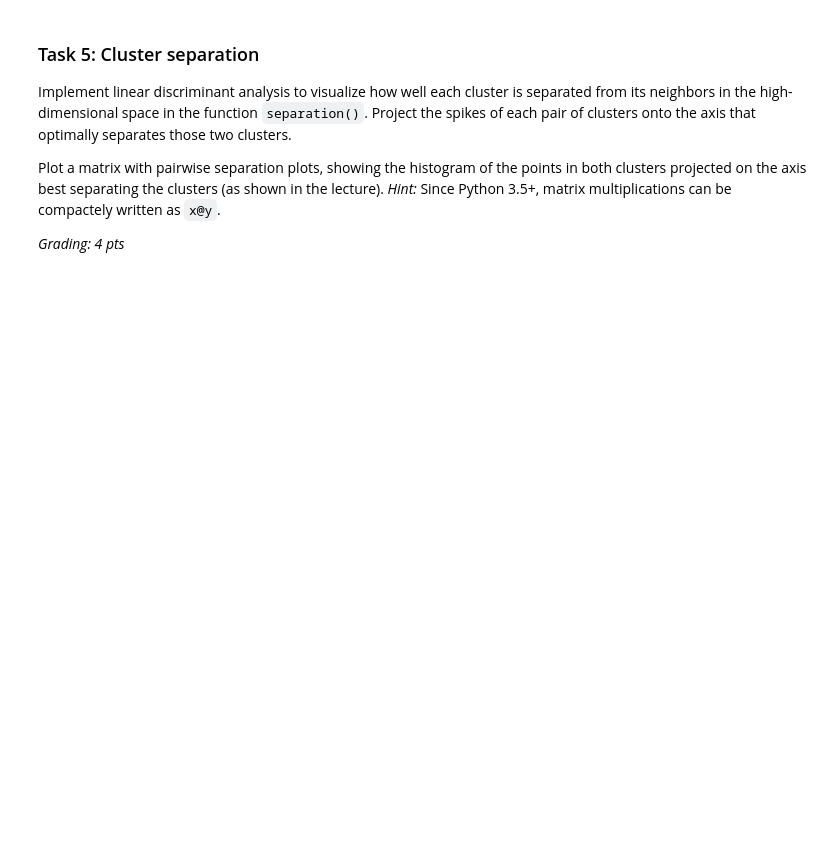
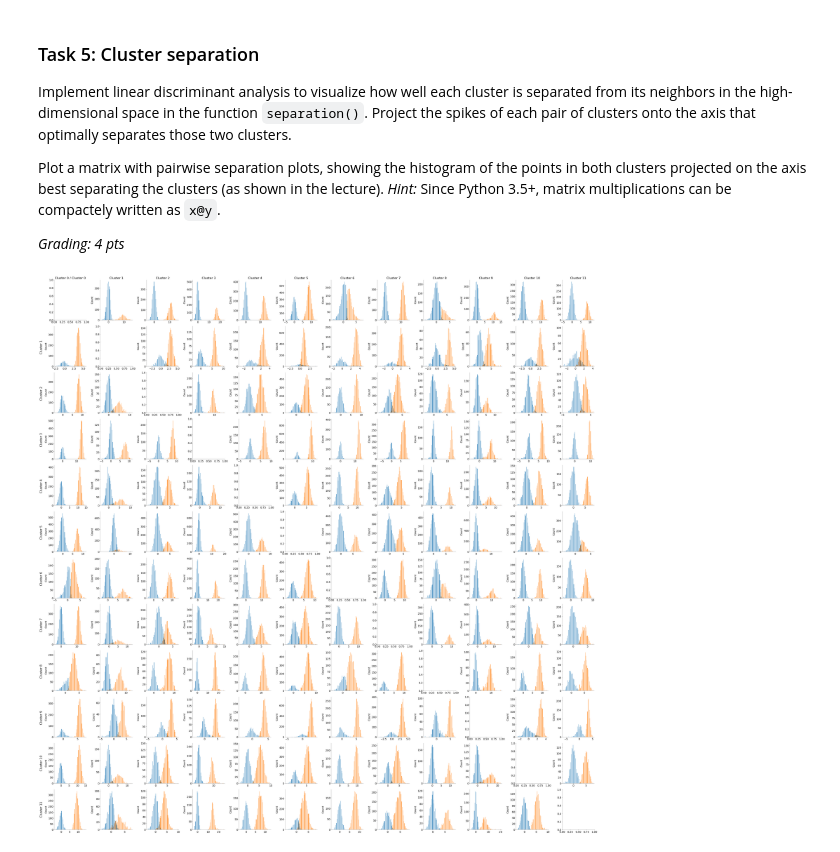
Before and after one commit to GustavKS/Neural-Data, a Jupyter notebook: CodingLab2.ipynb, the cells around one changed output. Saved outputs shown, nothing was run; the diff lists cells and outputs as text; code cells hidden in the pictures; blank space fills up the shorter version.

```diff
--- a/CodingLab2.ipynb
+++ b/CodingLab2.ipynb
@@ -562,15 +528,42 @@ def separation(
     # ---------------------------------------------------------------------
     # compute the optimal separating axes for each pair of clusters (2 pts)
     # ---------------------------------------------------------------------
+    n_clusters = np.shape(m)[0]
+    fig, ax = plt.subplots(n_clusters, n_clusters, figsize=(30, 30))
+    proj_list = []
+    bins_list = []
 
-    # -------------------------------------------
-    # normalise according to first cluster (1 pt)
-    # -------------------------------------------
+    for i in range(n_clusters):
+        for j in range(n_clusters):
+            if i == j:
+                if j == 0:
+                    ax[i, j].set_title(f"Cluster 0 / Cluster 0")
+                continue
+            w = np.linalg.inv(S[i] + S[j]) @ (m[j] - m[i])
+            proj1 = b[assignment == i] @ w / np.linalg.norm(w)
+            proj2 = b[assignment == j] @ w / np.linalg.norm(w)
+            # ------------------------------------------
+            # normalise according to first cluster (1 pt)
+            # -------------------------------------------
+            proj2 = (proj2 - np.mean(proj1)) / np.sqrt(np.var(proj1))
+            proj1 = (proj1 - np.mean(proj1)) / np.sqrt(np.var(proj1))
+            # --------------------------------------
+            # plot histograms on optimal axis (1 pt)
+            # --------------------------------------
+            counts, bins, _ = ax[i, j].hist([proj1, proj2], bins=n_bins)
+            ax[i, j].set_ylabel("Count")
+            if j == 0:
+                ax[i, j].set_title(f"Cluster {i}", rotation="vertical", x=-0.4, y=0.3)
+            if i == 0:
+                ax[i, j].set_title(f"Cluster {j}")
+            proj_list.append(counts)
+            bins_list.append(bins)
 
-    # --------------------------------------
-    # plot histograms on optimal axis (1 pt)
-    # --------------------------------------
+    proj = np.array(proj_list)
+    bins = bins_list
 
     return proj, bins
 # %%
-# proj, bins = separation(b, m, S, a)
+proj, bins = separation(b, m, S, a)
+# %% [output]
+[figure, added]
```
Also changed, not shown: parts of 15 cells of this notebook.
